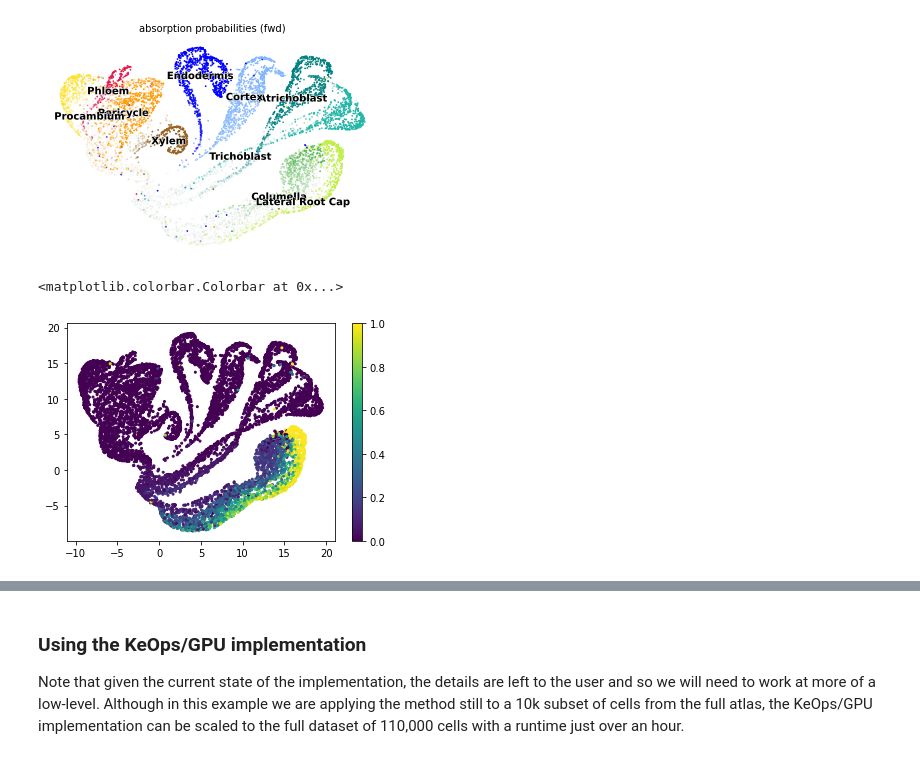
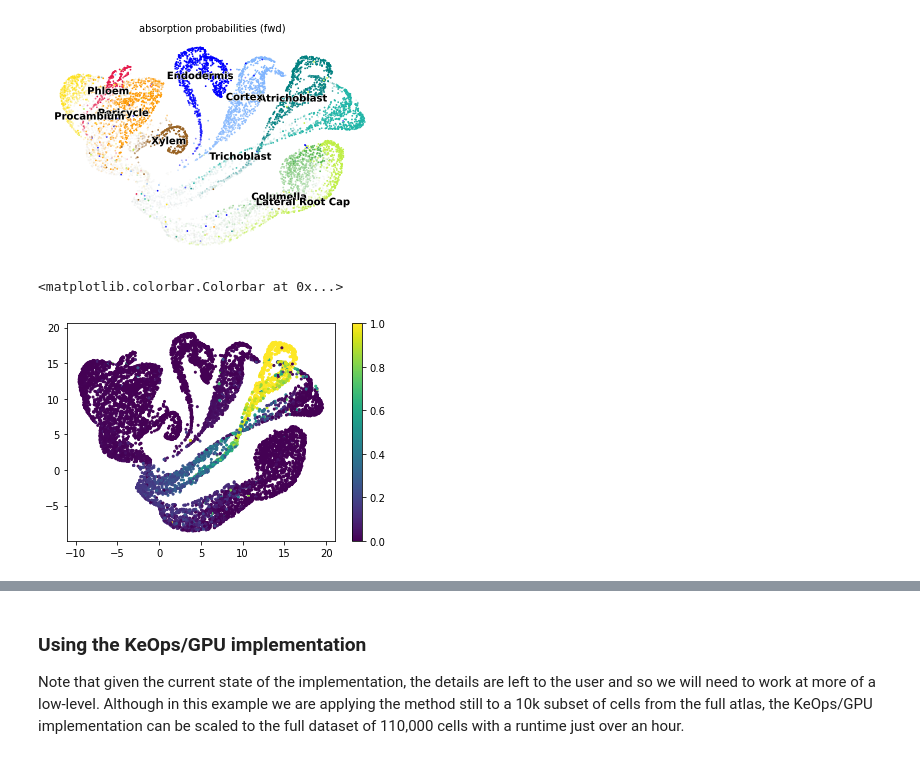
Before and after one commit to zsteve/StationaryOT, a Jupyter notebook: examples/arabidopsis_analysis.ipynb, the cells around one changed output, grey strips where cells are left out. Drawn from its saved outputs; the diff is of its cells as text; code cells hidden in the pictures.

```diff
--- a/examples/arabidopsis_analysis.ipynb
+++ b/examples/arabidopsis_analysis.ipynb
@@ -316,6 +311,6 @@ ot_kernel.compute_transition_matrix(eps = 0.025, dt = 0.25, cost_norm_method = "
 # %%
-# ot_kernel = OTKernel(copy, "source", "sink", g = growth)
-# ot_kernel.compute_transition_matrix(eps = 0.025, dt = 0.25, cost_norm_method = "mean", thresh = 0, verbose = True)
+ot_kernel = OTKernel(copy, g = growth)
+ot_kernel.compute_transition_matrix(eps = 0.025, dt = 0.25, cost_norm_method = "mean", thresh = 0, verbose = True)
 # %% [markdown]
 Using the CellRank interface we can plot the sinks and absorbtion probabilities:
 # %%
@@ -327,8 +322,8 @@ cellrank.pl.lineages(copy, same_plot = True)
 [figure]
 [figure]
 # %%
-plt.scatter(copy.obsm['X_umap'][:, 0], copy.obsm['X_umap'][:, 1], c = np.array(copy.obsm['to_terminal_states'][:, 4]), s = 4, vmin = 0, vmax = 1)
+plt.scatter(copy.obsm['X_umap'][:, 0], copy.obsm['X_umap'][:, 1], c = np.array(copy.obsm['to_terminal_states'][:, 0]), s = 4, vmin = 0, vmax = 1)
 plt.colorbar()
 # %% [output]
 <matplotlib.colorbar.Colorbar at 0x...>
-[figure, old version]
+[figure, new version]
```
Also changed, not shown: parts of 6 cells of this notebook, 1 other file.
